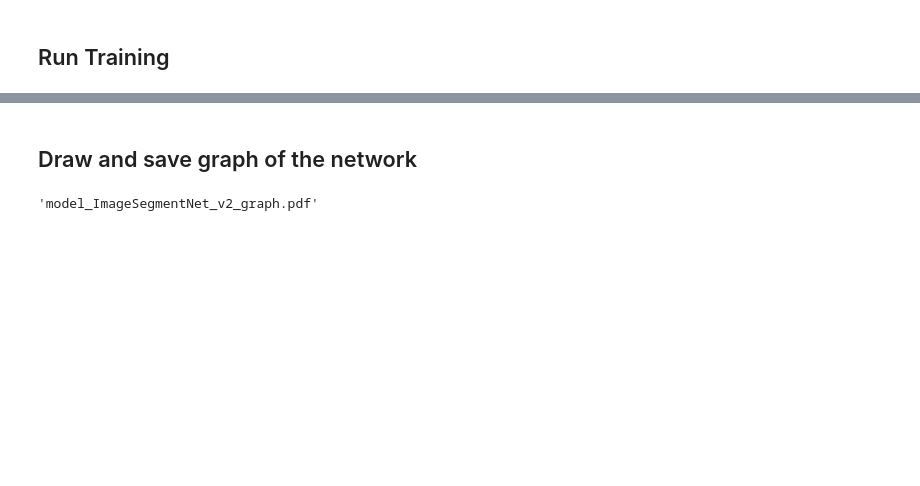
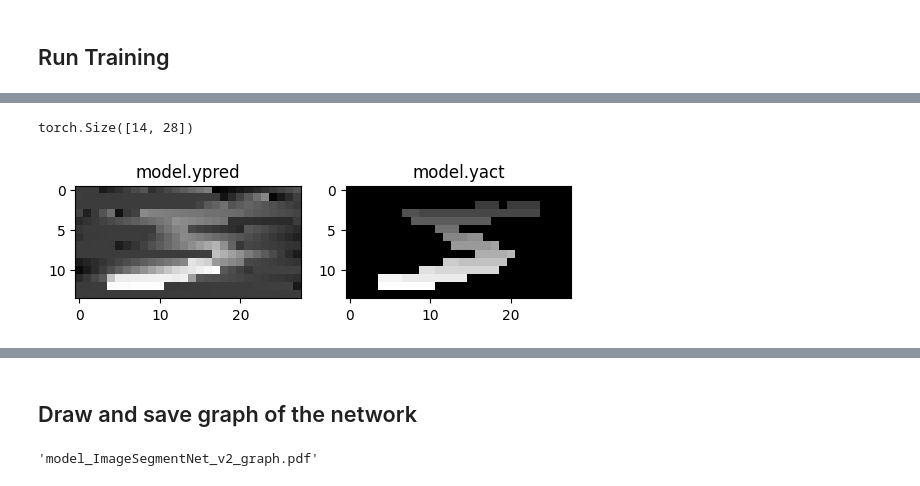
Before and after one commit to sjamthe/customNNexperiments, a Jupyter notebook: ImageSegmentNet-v1.ipynb, the cells around one changed output, grey strips where cells are left out. Cells and saved outputs as stored; diff of their text form; code cells hidden in the pictures; blank space fills up the shorter version.

```diff
--- a/ImageSegmentNet-v1.ipynb
+++ b/ImageSegmentNet-v1.ipynb
@@ -327 +334,15 @@ torch.Size([20, 14])
+# %%
+#Commpare xact and xpred
+with torch.no_grad():
+    fig, (ax1, ax2) = plt.subplots(1, 2)
+    print(model.ypred.shape)
+    ax1.set_title("model.ypred")
+    ax1.imshow(model.ypred, cmap='gray')
+
+ax2.set_title("model.yact")
+ax2.imshow(model.yact, cmap='gray')
+plt.show()
+# %% [output]
+torch.Size([14, 28])
+[figure, added]
 # %%
```
Also changed, not shown: parts of 10 cells of this notebook.
